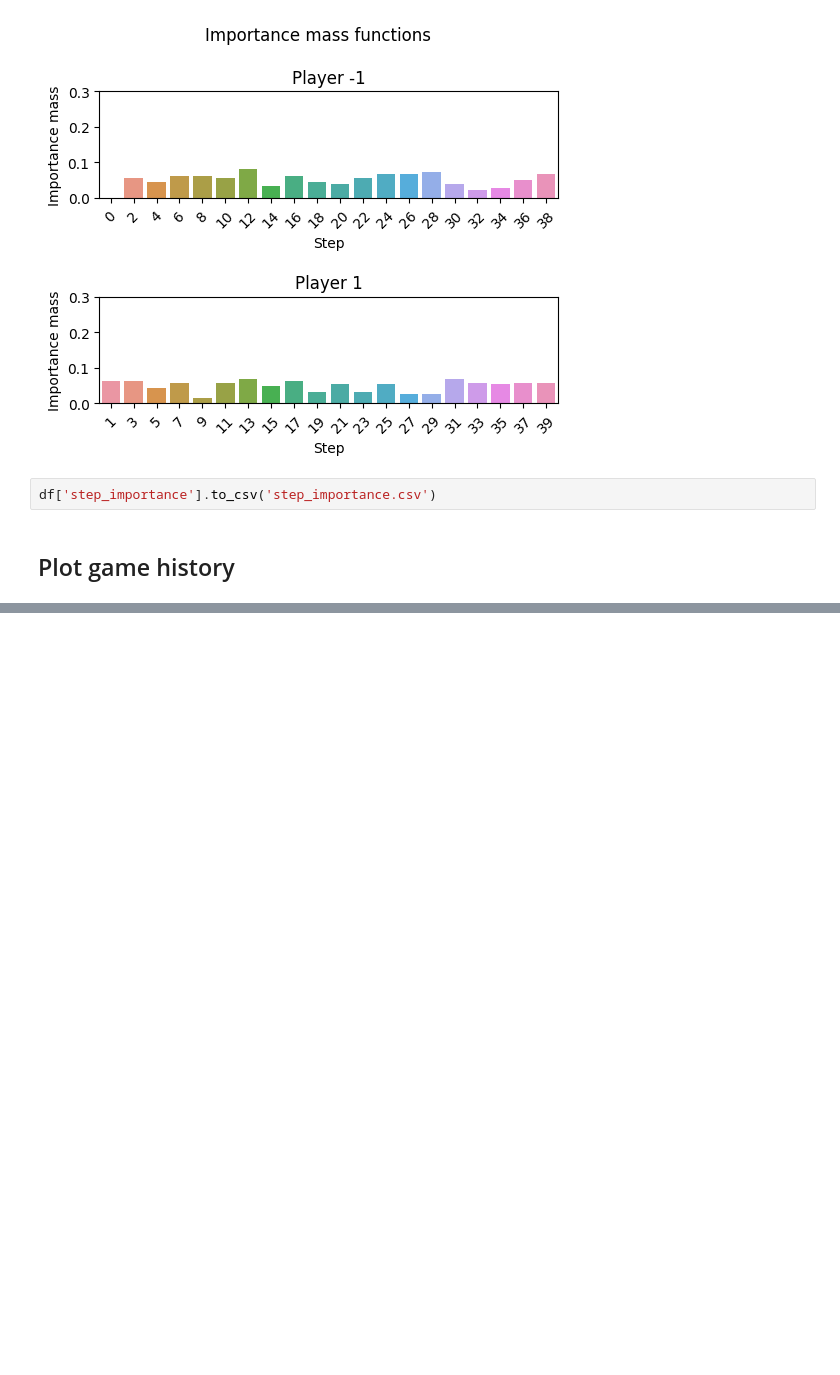
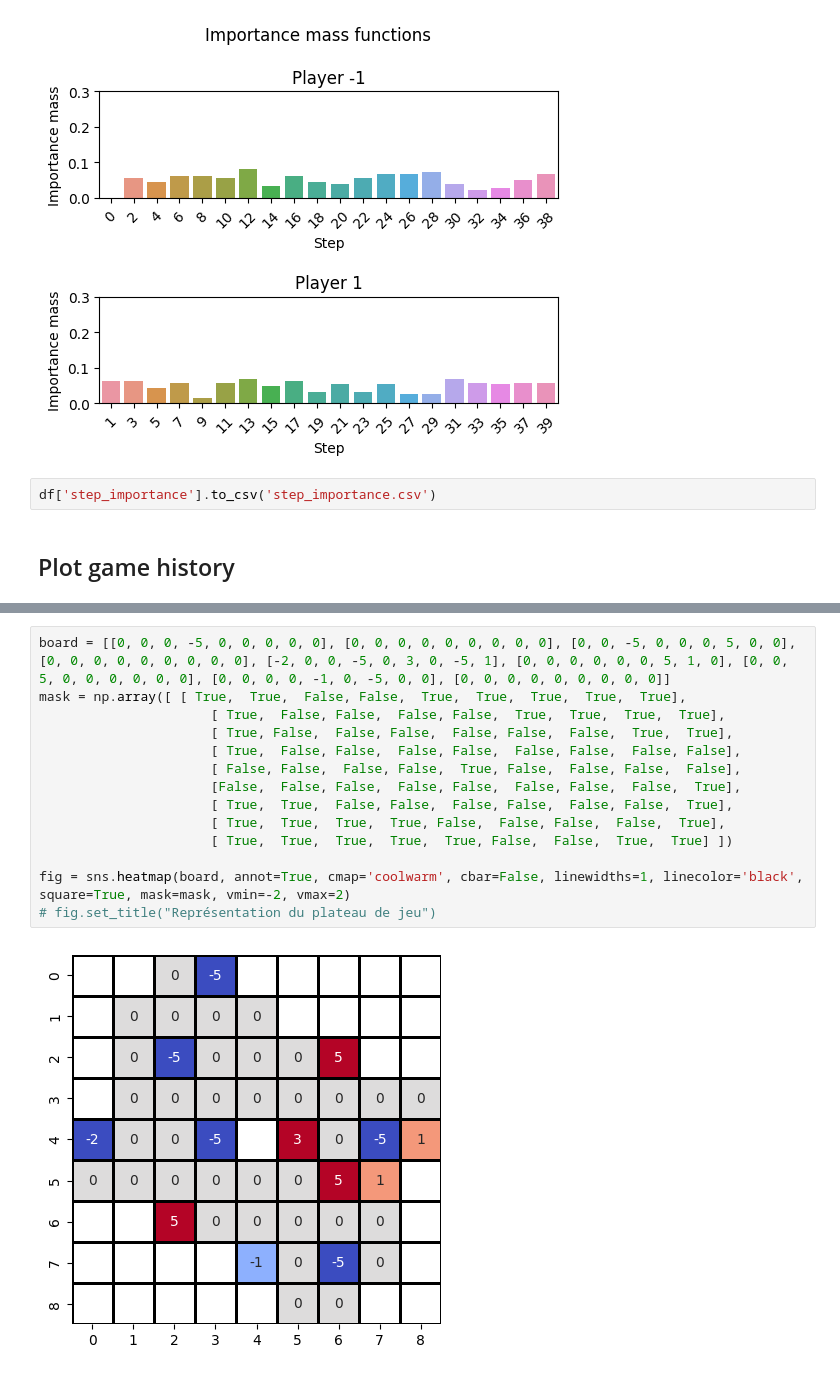
Before and after one commit to StephaneBranly/INF8215-Avalam-AI, a Jupyter notebook: stats/plot_experiments.ipynb, the cells around one changed output, grey strips where cells are left out. Drawn from its saved outputs; the diff is of its cells as text; blank space fills up the shorter version.

```diff
--- a/stats/plot_experiments.ipynb
+++ b/stats/plot_experiments.ipynb
@@ -319,0 +342,16 @@ Text(0.5, 1.0, ' Step 1 | Player -1 | Action (1, 2, 3, 5)')
+# %%
+board = [[0, 0, 0, -5, 0, 0, 0, 0, 0], [0, 0, 0, 0, 0, 0, 0, 0, 0], [0, 0, -5, 0, 0, 0, 5, 0, 0], [0, 0, 0, 0, 0, 0, 0, 0, 0], [-2, 0, 0, -5, 0, 3, 0, -5, 1], [0, 0, 0, 0, 0, 0, 5, 1, 0], [0, 0, 5, 0, 0, 0, 0, 0, 0], [0, 0, 0, 0, -1, 0, -5, 0, 0], [0, 0, 0, 0, 0, 0, 0, 0, 0]]
+mask = np.array([ [ True,  True,  False, False,  True,  True,  True,  True,  True],
+                      [ True,  False, False,  False, False,  True,  True,  True,  True],
+                      [ True, False,  False, False,  False, False,  False,  True,  True],
+                      [ True,  False, False,  False, False,  False, False,  False, False],
+                      [ False, False,  False, False,  True, False,  False, False,  False],
+                      [False,  False, False,  False, False,  False, False,  False,  True],
+                      [ True,  True,  False, False,  False, False,  False, False,  True],
+                      [ True,  True,  True,  True, False,  False, False,  False,  True],
+                      [ True,  True,  True,  True,  True, False,  False,  True,  True] ])
+
+fig = sns.heatmap(board, annot=True, cmap='coolwarm', cbar=False, linewidths=1, linecolor='black', square=True, mask=mask, vmin=-2, vmax=2)
+# fig.set_title("Représentation du plateau de jeu")
+# %% [output]
+[figure, added]
```
Also changed, not shown: parts of 2 cells of this notebook.
